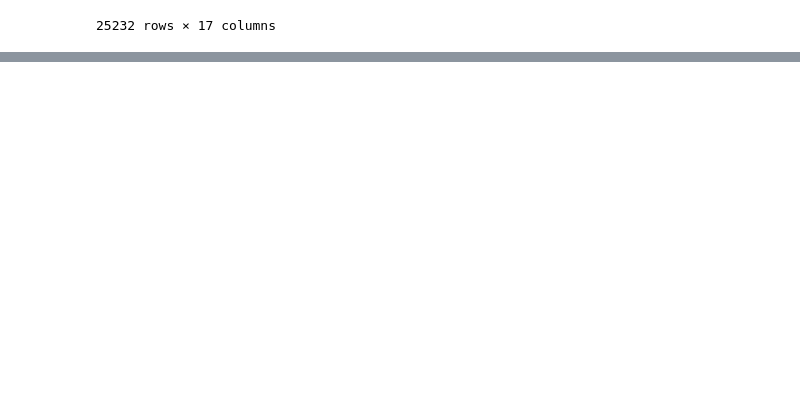
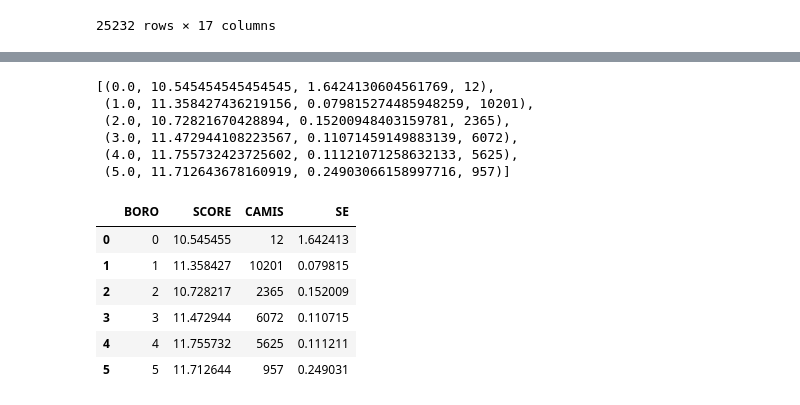
Before and after one commit to udicuty/miniprojects, a Jupyter notebook: SQL/SQL.ipynb, the cells around one changed output, grey strips where cells are left out. Cells and saved outputs as stored; diff of their text form; code cells hidden in the pictures; blank space fills up the shorter version.

```diff
--- a/SQL/SQL.ipynb
+++ b/SQL/SQL.ipynb
@@ -55,3 +146,29 @@ c
+# %%
+#BY borough
+b=c.groupby('BORO').agg({"CAMIS":lambda x: x.nunique(),"SCORE":pd.Series.mean,"SE":pd.Series.sem})
+# %%
+b=b.reset_index()
+# %%
+
+btuple=[(row[1].BORO,row[1].SCORE,row[1].SE,int(row[1].CAMIS)) for row in b.iterrows()]
+btuple
+# %% [output]
+[(0.0, 10.545454545454545, 1.6424130604561769, 12),
+ (1.0, 11.358427436219156, 0.079815274485948259, 10201),
+ (2.0, 10.72821670428894, 0.15200948403159781, 2365),
+ (3.0, 11.472944108223567, 0.11071459149883139, 6072),
+ (4.0, 11.755732423725602, 0.11121071258632133, 5625),
+ (5.0, 11.712643678160919, 0.24903066158997716, 957)]
+# %%
+b
+# %% [output]
+|  | BORO | SCORE | CAMIS | SE |
+| 0 | 0 | 10.545455 | 12 | 1.642413 |
+| 1 | 1 | 11.358427 | 10201 | 0.079815 |
+| 2 | 2 | 10.728217 | 2365 | 0.152009 |
+| 3 | 3 | 11.472944 | 6072 | 0.110715 |
+| 4 | 4 | 11.755732 | 5625 | 0.111211 |
+| 5 | 5 | 11.712644 | 957 | 0.249031 |
 # %%
 df
 # %% [output]
```
Also changed, not shown: parts of 11 cells of this notebook.
